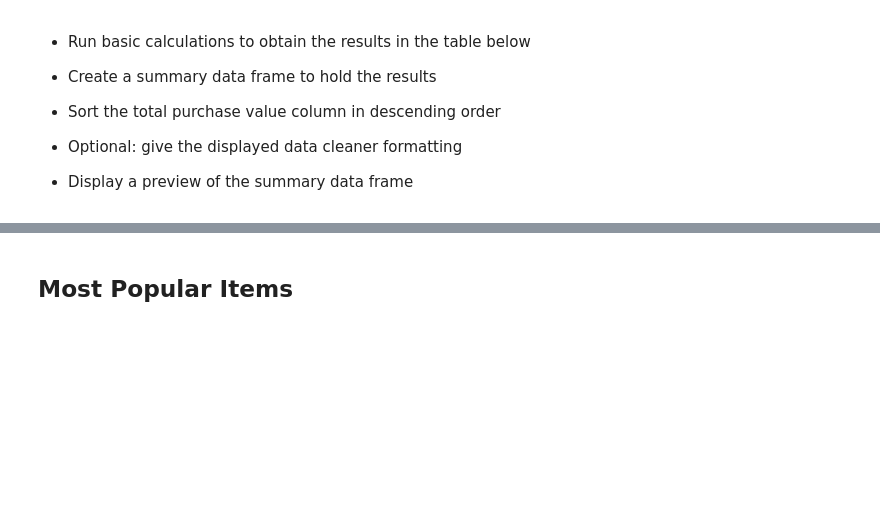
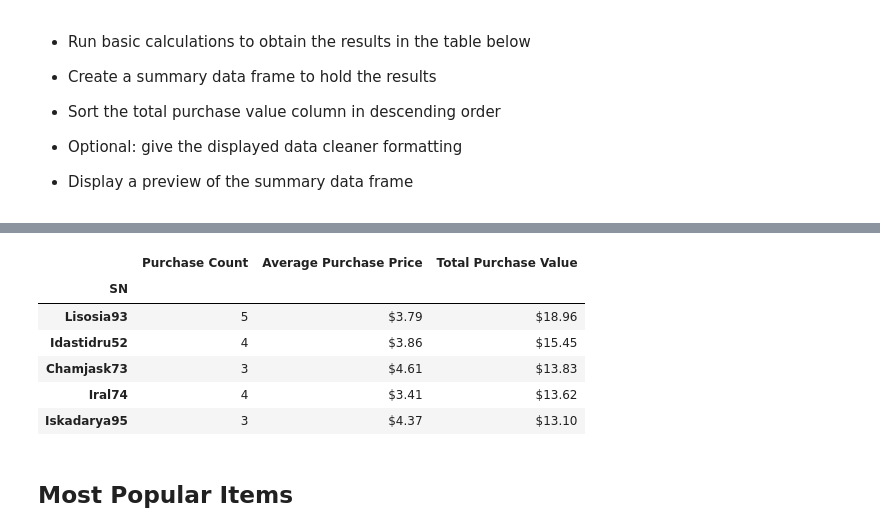
Before and after one commit to KFerr22/pandas-challenge, a Jupyter notebook: HeroesOfPymoli_starter.ipynb, the cells around one changed output, grey strips where cells are left out. Cells and saved outputs as stored; diff of their text form; code cells hidden in the pictures; blank space fills up the shorter version.

```diff
--- a/HeroesOfPymoli_starter.ipynb
+++ b/HeroesOfPymoli_starter.ipynb
@@ -9,8 +11,8 @@ import pandas as pd
 data_file = "Resources/purchase_data.csv"
 
 # Read Purchasing File and store into Pandas data frame
-data_file_df = pd.read_csv(file_to_load)
-data_file_df.head()
+purchase_data = pd.read_csv(data_file)
+purchase_data.head()
 # %% [output]
 |  | Purchase ID | SN | Age | Gender | Item ID | Item Name | Price |
 | 0 | 0 | Lisim78 | 20 | Male | 108 | Extraction, Quickblade Of Trembli... | 3.53 |
@@ -196,3 +255,32 @@ sum_revenue
+# %%
+#Top spender grouping
+top_spender = purchase_data.groupby("SN")
+purchase_spender_count = top_spender["SN"].count()
+total_purchase_spender_value = top_spender["Price"].sum()
+avg_purchase_price_spender = total_purchase_spender_value/purchase_spender_count
+
+#Top spender data frame
+top_spender_df = pd.DataFrame({"Purchase Count":purchase_spender_count,
+                                "Average Purchase Price":avg_purchase_price_spender,
+                                "Total Purchase Value":total_purchase_spender_value})
+
+# Input SN to table
+top_spender_df.index.name = "SN"
+
+#Sort by total purchase value
+format_spender = top_spender_df.sort_values(by=['Total Purchase Value'],ascending=False).head()
+
+# Format
+format_spender.style.format({"Average Purchase Price":"${:,.2f}",
+                             "Total Purchase Value":"${:,.2f}"})
+# %% [output]
+|  | Purchase Count | Average Purchase Price | Total Purchase Value |
+| SN |  |  |  |
+| Lisosia93 | 5 | $3.79 | $18.96 |
+| Idastidru52 | 4 | $3.86 | $15.45 |
+| Chamjask73 | 3 | $4.61 | $13.83 |
+| Iral74 | 4 | $3.41 | $13.62 |
+| Iskadarya95 | 3 | $4.37 | $13.10 |
 # %% [markdown]
 ## Most Popular Items
 # %% [markdown]
```
Also changed, not shown: parts of 21 cells of this notebook.
